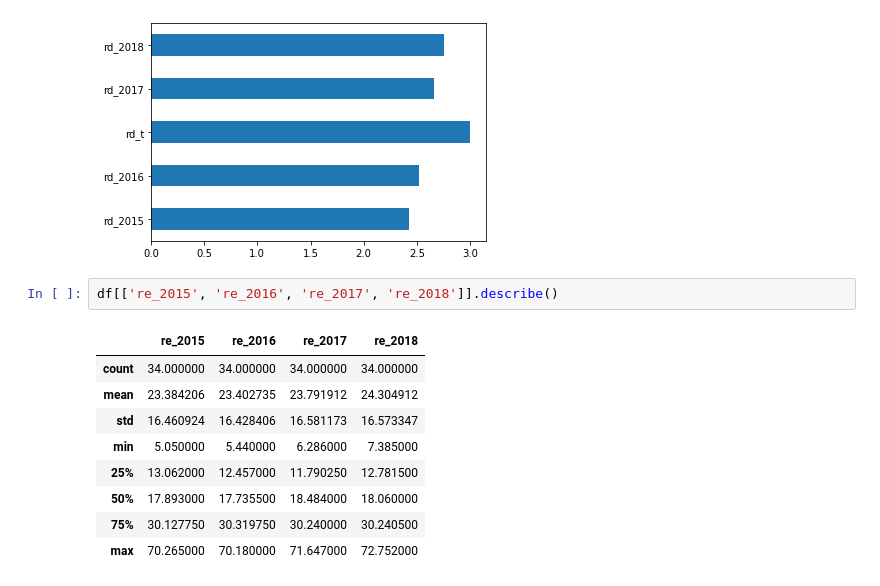
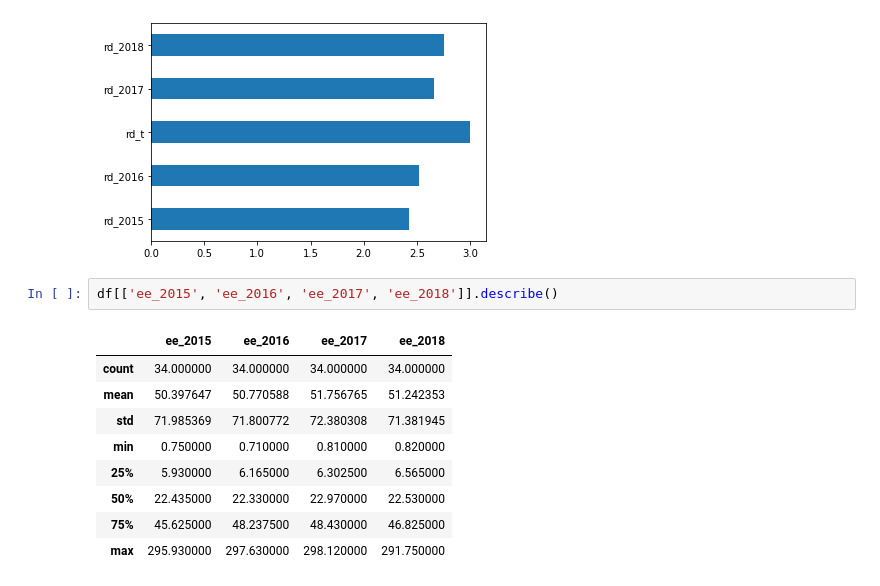
Before and after one commit to rockdonald2/europa2020visualization, a Jupyter notebook: static/python/cleanAndExploreData.ipynb, the cells around one changed output. Drawn from its saved outputs; the diff is of its cells as text.

```diff
--- a/static/python/cleanAndExploreData.ipynb
+++ b/static/python/cleanAndExploreData.ipynb
@@ -44,15 +44,15 @@ df.loc['BE'][['rd_2015', 'rd_2016', 'rd_t', 'rd_2017', 'rd_2018']].plot(kind='ba
 # %% [output]
 <matplotlib.axes._subplots.AxesSubplot at 0x...>
 [figure]
-# %%
-df[['re_2015', 're_2016', 're_2017', 're_2018']].describe()
-# %% [output]
-|  | re_2015 | re_2016 | re_2017 | re_2018 |
-| count | 34.000000 | 34.000000 | 34.000000 | 34.000000 |
-| mean | 23.384206 | 23.402735 | 23.791912 | 24.304912 |
-| std | 16.460924 | 16.428406 | 16.581173 | 16.573347 |
-| min | 5.050000 | 5.440000 | 6.286000 | 7.385000 |
-| 25% | 13.062000 | 12.457000 | 11.790250 | 12.781500 |
-| 50% | 17.893000 | 17.735500 | 18.484000 | 18.060000 |
-| 75% | 30.127750 | 30.319750 | 30.240000 | 30.240500 |
-| max | 70.265000 | 70.180000 | 71.647000 | 72.752000 |
+# %%
+df[['ee_2015', 'ee_2016', 'ee_2017', 'ee_2018']].describe()
+# %% [output]
+|  | ee_2015 | ee_2016 | ee_2017 | ee_2018 |
+| count | 34.000000 | 34.000000 | 34.000000 | 34.000000 |
+| mean | 50.397647 | 50.770588 | 51.756765 | 51.242353 |
+| std | 71.985369 | 71.800772 | 72.380308 | 71.381945 |
+| min | 0.750000 | 0.710000 | 0.810000 | 0.820000 |
+| 25% | 5.930000 | 6.165000 | 6.302500 | 6.565000 |
+| 50% | 22.435000 | 22.330000 | 22.970000 | 22.530000 |
+| 75% | 45.625000 | 48.237500 | 48.430000 | 46.825000 |
+| max | 295.930000 | 297.630000 | 298.120000 | 291.750000 |
```
Also changed, not shown: parts of 1 cell of this notebook, 8 other files.
